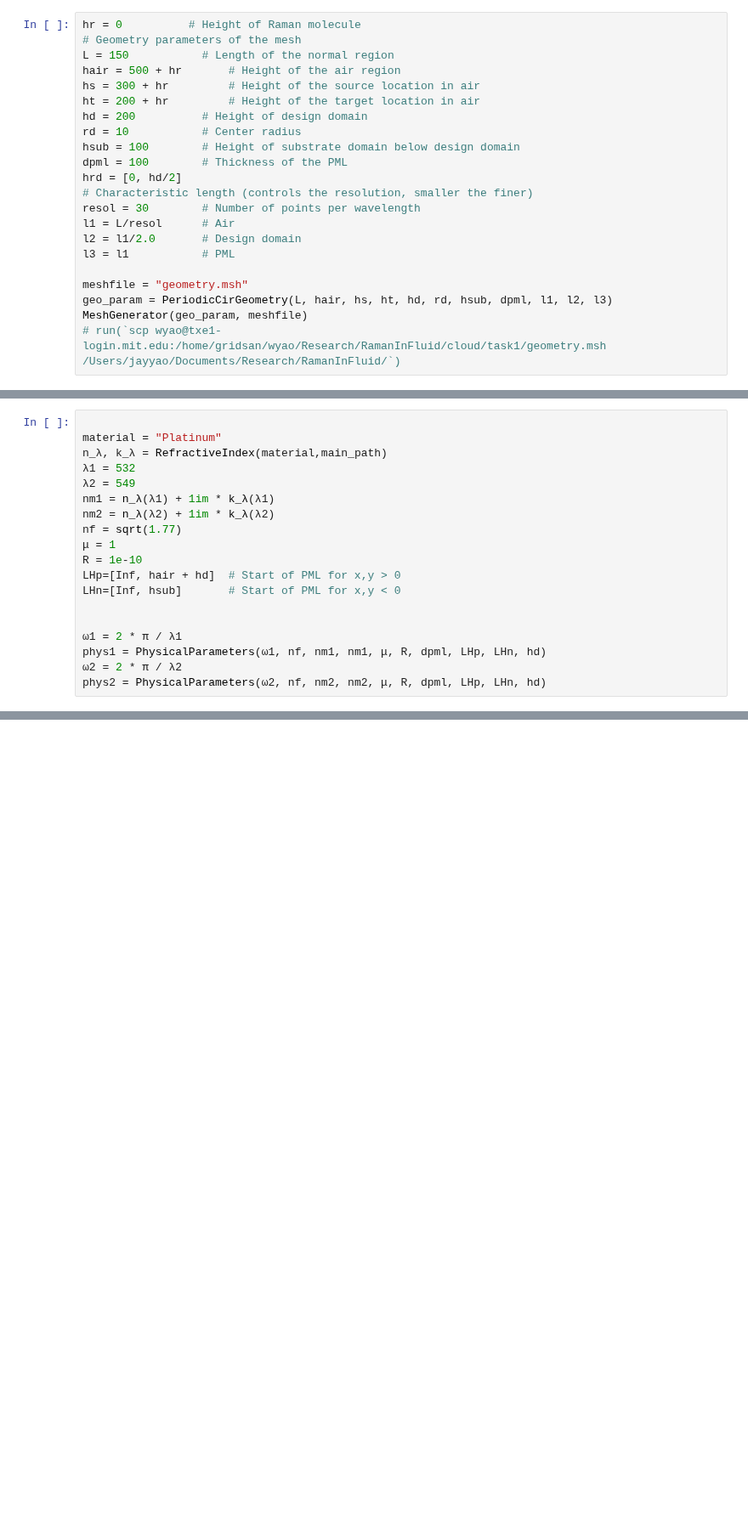
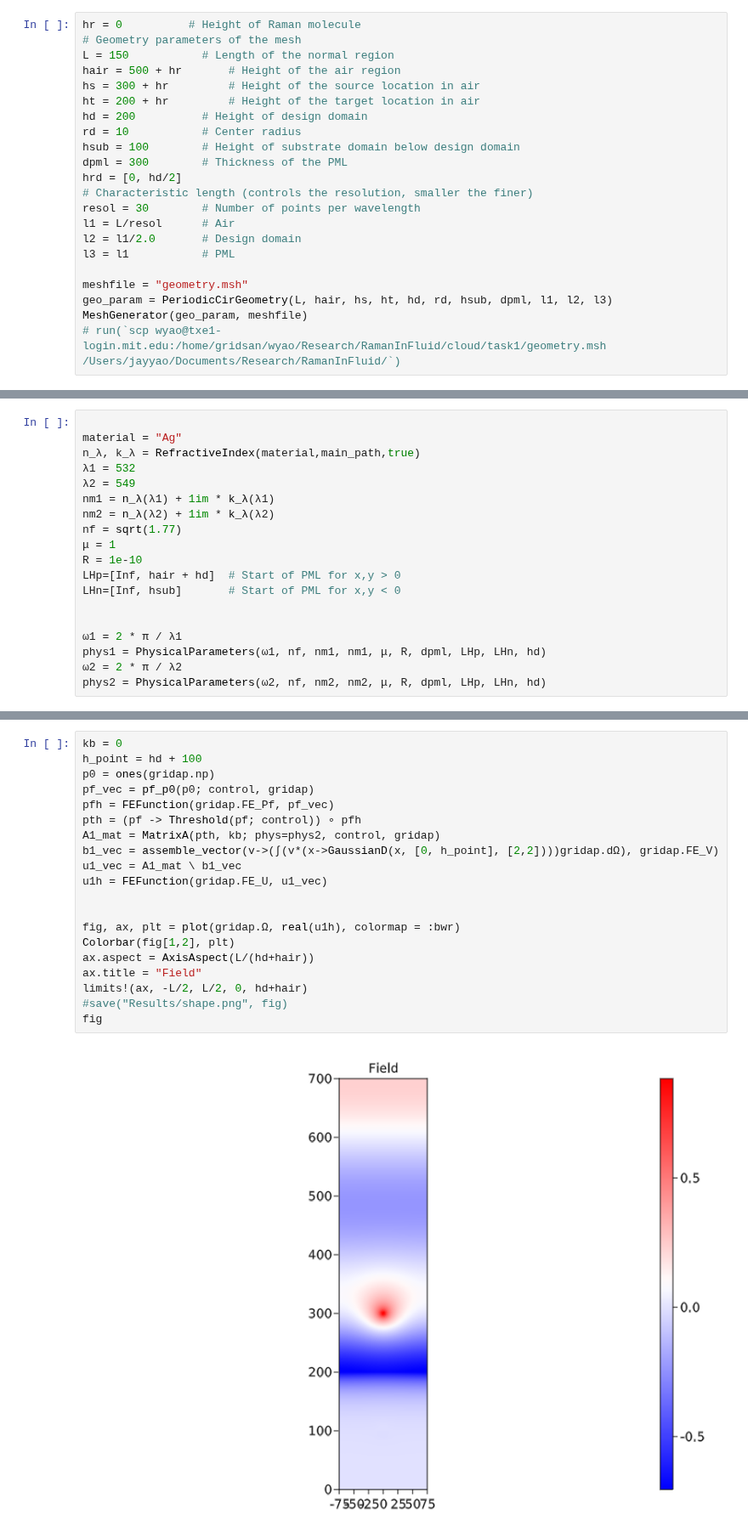
Before and after one commit to WenjieYao/RamanInFluid, a Jupyter notebook: Main_validate_periodic.ipynb, the cells around one changed output, grey strips where cells are left out. Shown at 85% size. Saved outputs shown, nothing was run; the diff lists cells and outputs as text; blank space fills up the shorter version.

```diff
--- a/Main_validate_periodic.ipynb
+++ b/Main_validate_periodic.ipynb
@@ -31,7 +33,7 @@ ht = 200 + hr         # Height of the target location in air
 hd = 200          # Height of design domain
 rd = 10           # Center radius
 hsub = 100        # Height of substrate domain below design domain
-dpml = 100        # Thickness of the PML
+dpml = 300        # Thickness of the PML
 hrd = [0, hd/2]
 # Characteristic length (controls the resolution, smaller the finer)
 resol = 30        # Number of points per wavelength
@@ -81,7 +125,7 @@ gridap = GridapFE(meshfile, 1, 2, ["DirichletEdges", "DirichletNodes"], ["Design
 # %%
 
-material = "Platinum"
-n_λ, k_λ = RefractiveIndex(material,main_path)
+material = "Ag"
+n_λ, k_λ = RefractiveIndex(material,main_path,true)
 λ1 = 532
 λ2 = 549
 nm1 = n_λ(λ1) + 1im * k_λ(λ1)
@@ -180,3 +226,25 @@ kb = 0.0 * ω1
 g0 = g0_p(p0, grad; kb, phys1, phys2, control, gridap)
 g1 = g0_p(p0+δp, []; kb, phys1, phys2, control, gridap)
 g1-g0, grad'*δp
+# %%
+kb = 0
+h_point = hd + 100
+p0 = ones(gridap.np)
+pf_vec = pf_p0(p0; control, gridap)
+pfh = FEFunction(gridap.FE_Pf, pf_vec)
+pth = (pf -> Threshold(pf; control)) ∘ pfh
+A1_mat = MatrixA(pth, kb; phys=phys2, control, gridap)
+b1_vec = assemble_vector(v->(∫(v*(x->GaussianD(x, [0, h_point], [2,2])))gridap.dΩ), gridap.FE_V)
+u1_vec = A1_mat \ b1_vec
+u1h = FEFunction(gridap.FE_U, u1_vec)
+
+
+fig, ax, plt = plot(gridap.Ω, real(u1h), colormap = :bwr)
+Colorbar(fig[1,2], plt)
+ax.aspect = AxisAspect(L/(hd+hair))
+ax.title = "Field"
+limits!(ax, -L/2, L/2, 0, hd+hair)
+#save("Results/shape.png", fig)
+fig
+# %% [output]
+[figure, added]
```
Also changed, not shown: parts of 8 cells of this notebook, 1 other file.
